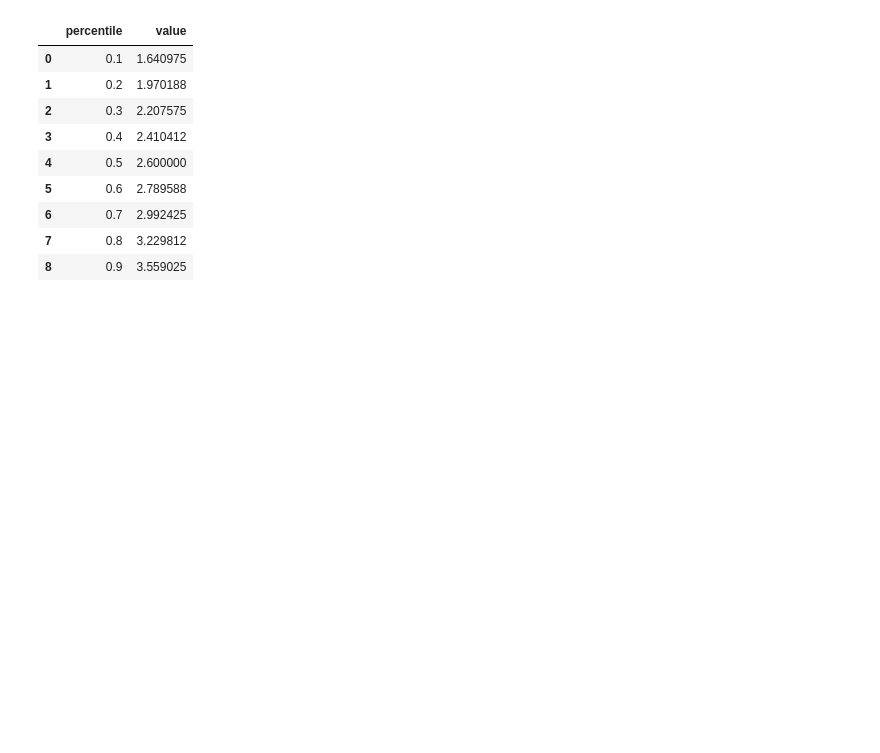
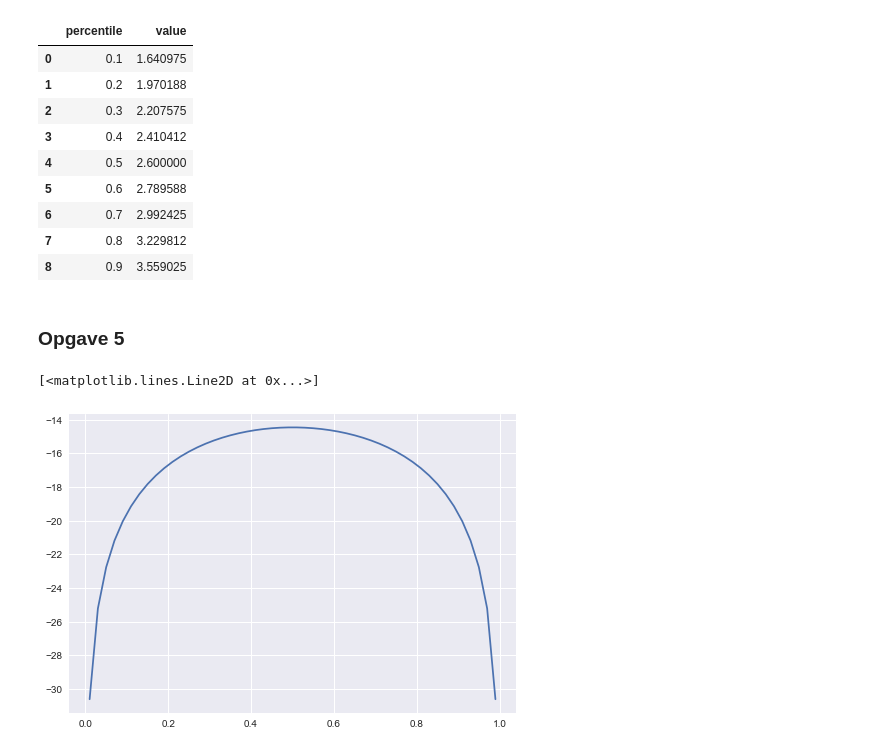
Before and after one commit to JakartaLaw/statistik2018, a Jupyter notebook: Ugseseddel 10.ipynb, the cells around one changed output. Cells and saved outputs as stored; diff of their text form; code cells hidden in the pictures; blank space fills up the shorter version.

```diff
--- a/Ugseseddel 10.ipynb
+++ b/Ugseseddel 10.ipynb
@@ -48,3 +48,16 @@ pd.DataFrame({'percentile': x_percentiles, 'value': y_percentiles})
 | 6 | 0.7 | 2.992425 |
 | 7 | 0.8 | 3.229812 |
 | 8 | 0.9 | 3.559025 |
+# %% [markdown]
+### Opgave 5
+# %%
+def Ln(theta):
+    return 5 * ( np.log(2 / 9) + np.log(theta - theta**2) )
+# %%
+x = np.linspace(0.01, 0.99)
+y = list(map(Ln, x))
+# %%
+plt.plot(x, y)
+# %% [output]
+[<matplotlib.lines.Line2D at 0x...>]
+[figure, added]
```
Also changed, not shown: 2 other files.
